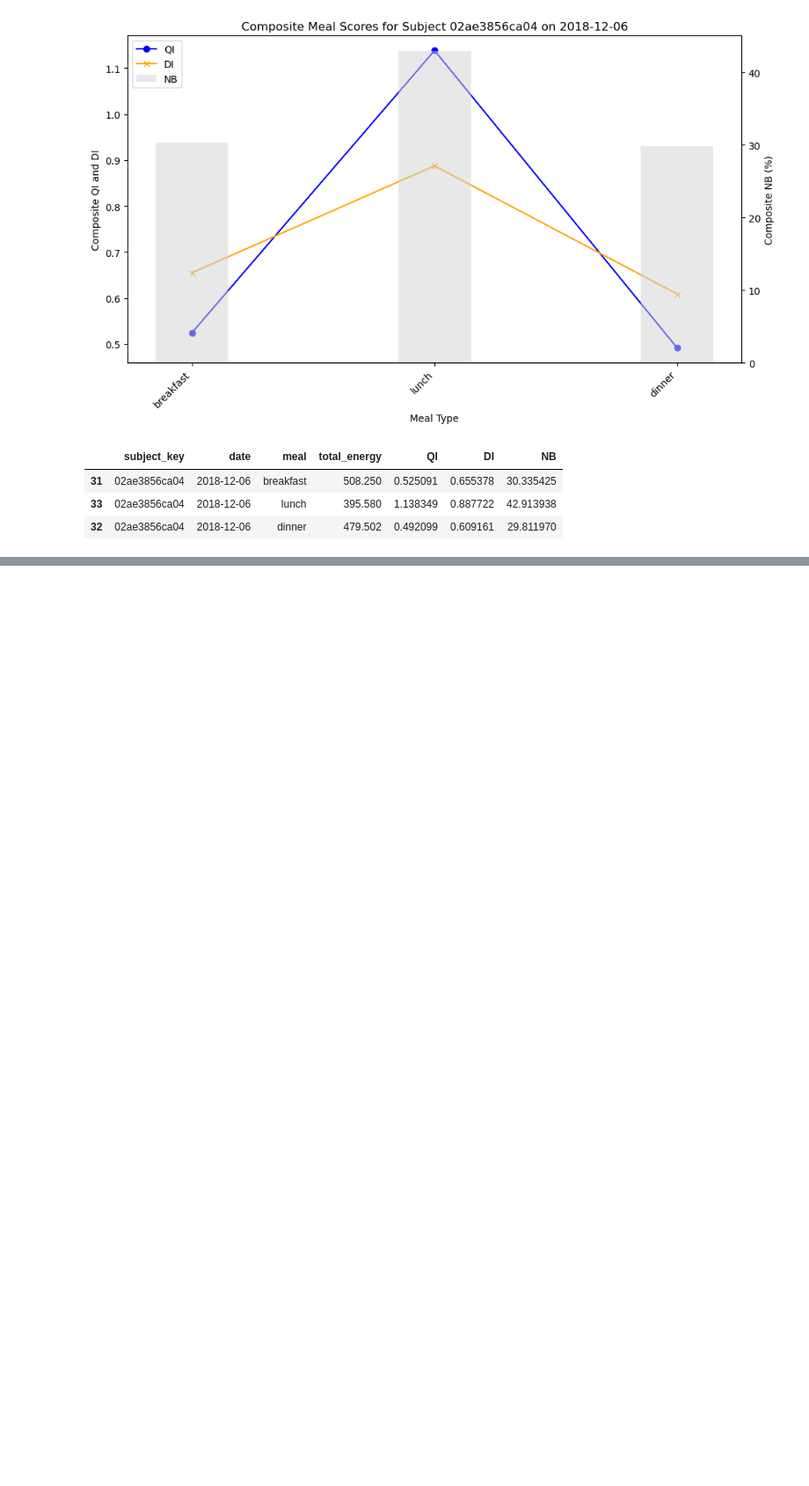
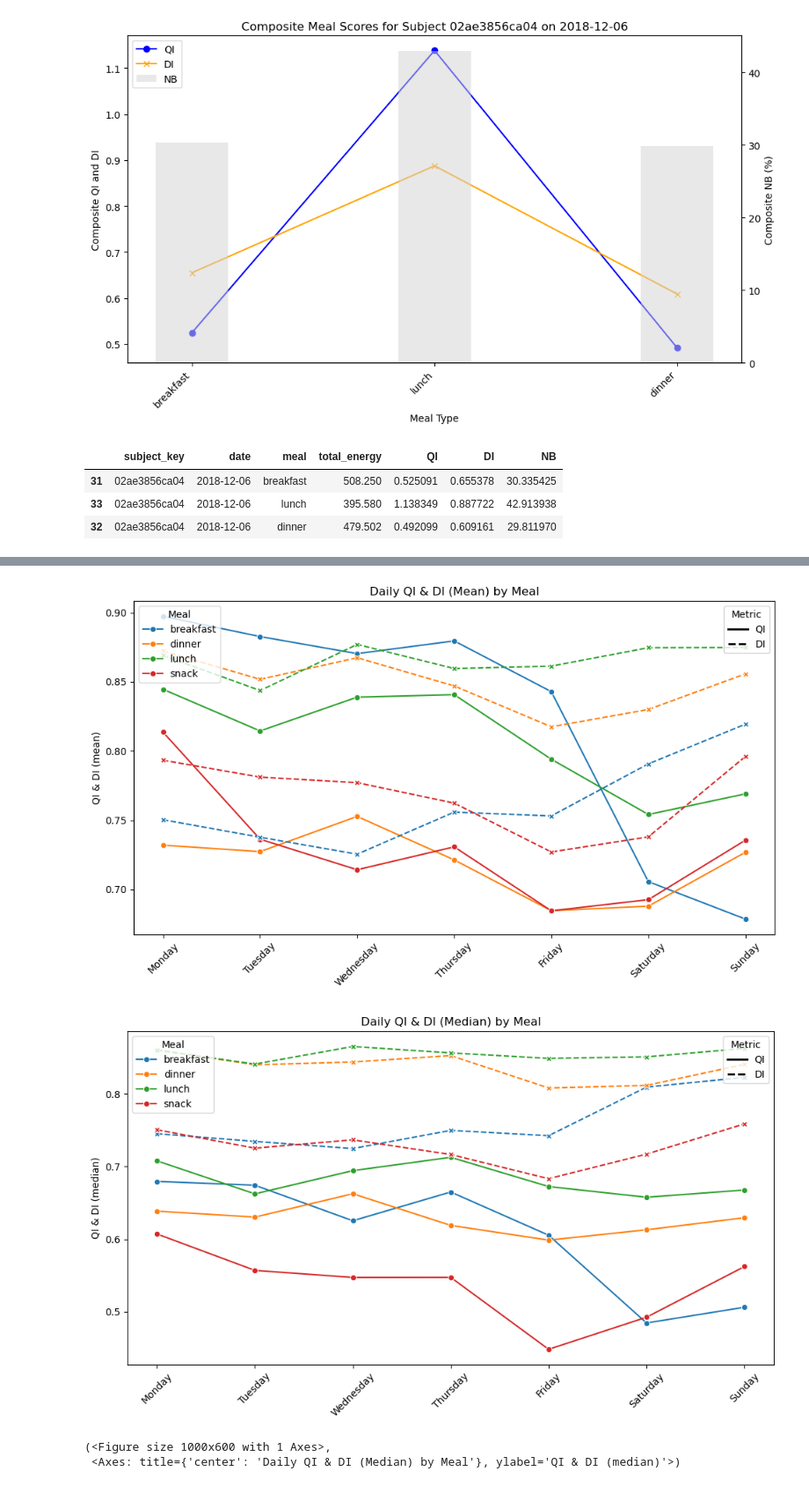
Before and after one commit to sskyxx/Bachelor-Project, a Jupyter notebook: analysis/composite_meals.ipynb, the cells around one changed output, grey strips where cells are left out. Shown at 88% size. Drawn from its saved outputs; the diff is of its cells as text; code cells hidden in the pictures; blank space fills up the shorter version.

```diff
--- a/analysis/composite_meals.ipynb
+++ b/analysis/composite_meals.ipynb
@@ -337,0 +367,2 @@ plot_day_meals(df_day, subject_id, target_date)
+# %%
+composite_meals_days = add_type_of_day(composite_meals)
@@ -337,0 +385,14 @@ plot_day_meals(df_day, subject_id, target_date)
+# %%
+days_of_week_order = ['Monday','Tuesday','Wednesday','Thursday','Friday','Saturday','Sunday']
+df = composite_meals_days.copy()
+df['day_of_week'] = pd.Categorical(df['day_of_week'], categories=days_of_week_order, ordered=True)
+
+# filter out low‐energy meals
+df = df[df['total_energy'] > 0]
+
+grouped = df.groupby(['meal','day_of_week'])[['QI','DI']].agg(['mean','median'])
+
+grouped.columns = ['_'.join(col) for col in grouped.columns]
+grouped = grouped.reset_index()
+
+display(grouped.sort_values(['meal','day_of_week']))
@@ -337,0 +444,11 @@ plot_day_meals(df_day, subject_id, target_date)
+# %%
+save_path = os.path.join(save_directory, f"Daily_QI_DI_(mean)_by_meal.png")
+plot_qi_di_by_meal(grouped, agg='mean', save_path=save_path)
+
+save_path = os.path.join(save_directory, f"Daily_QI_DI_(median)_by_meal.png")
+plot_qi_di_by_meal(grouped, agg='median', save_path=save_path)
+# %% [output]
+[figure, added]
+[figure, added]
+(<Figure size 1000x600 with 1 Axes>,
+ <Axes: title={'center': 'Daily QI & DI (Median) by Meal'}, ylabel='QI & DI (median)'>)
```
Also changed, not shown: parts of 15 cells of this notebook, 4 other files.
